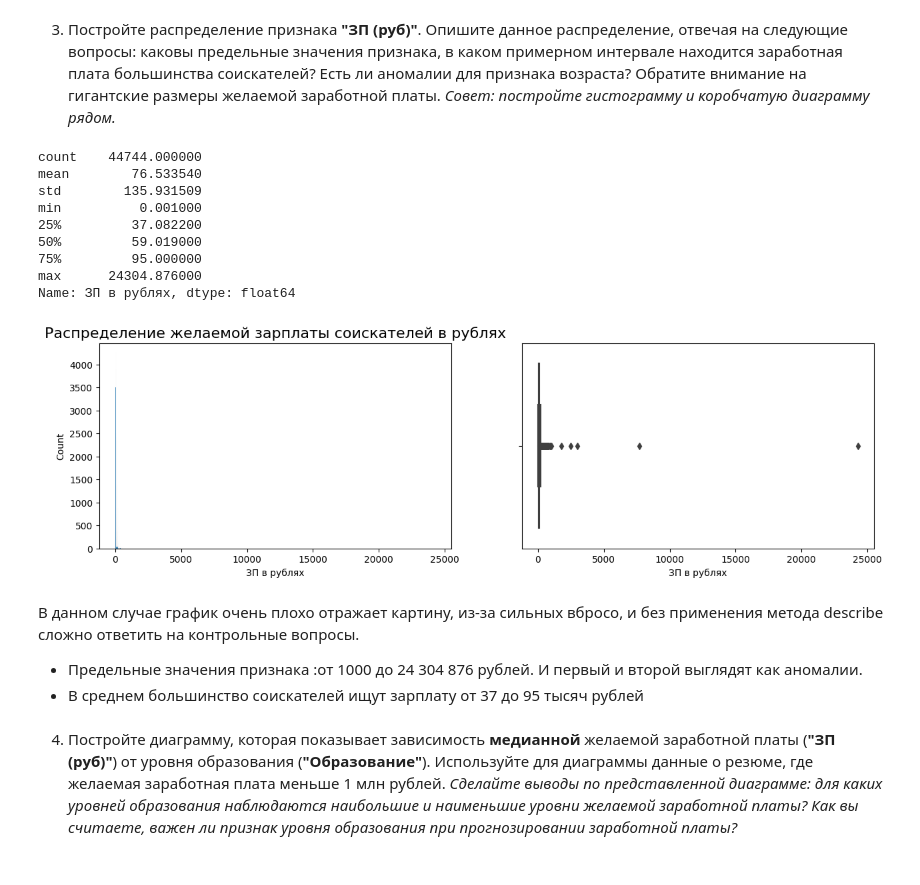
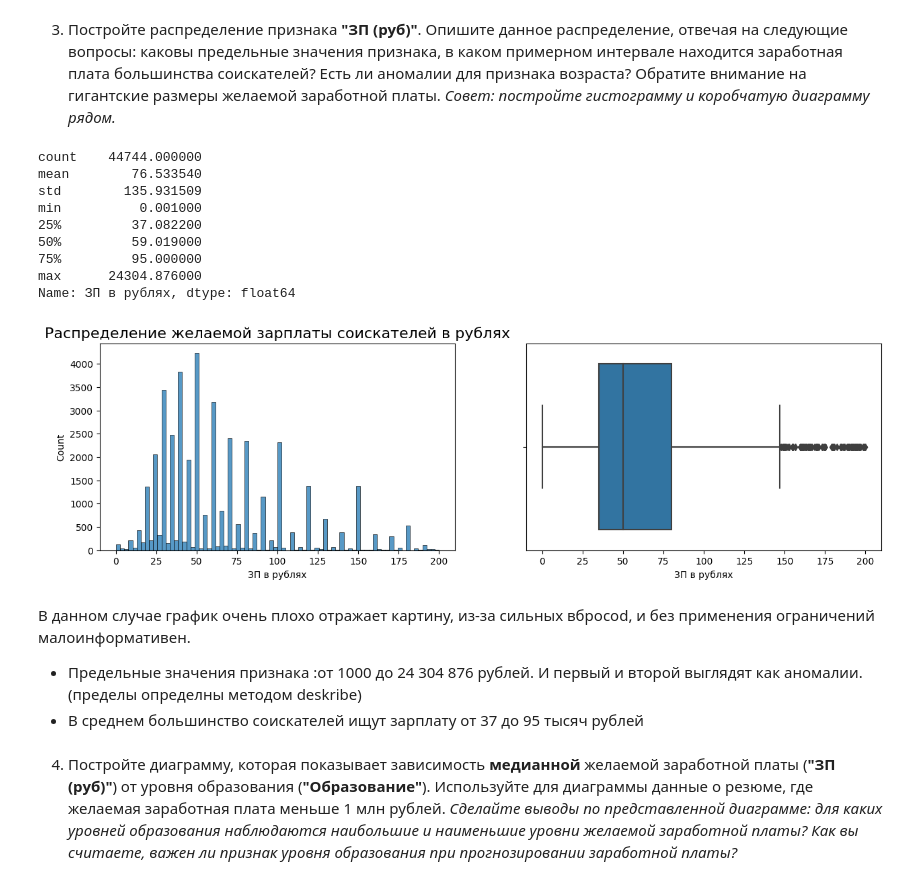
Before and after one commit to Dharmaviira/First_project_of_SF, a Jupyter notebook: Learning-DS-SF/PROJECT-1/Project-1._Ноутбук-шаблон.ipynb, the cells around one changed output. Saved outputs shown, nothing was run; the diff lists cells and outputs as text; code cells hidden in the pictures.

Commit message:
add finaly diagrams and fix for done

```diff
--- a/Learning-DS-SF/PROJECT-1/Project-1._Ноутбук-шаблон.ipynb
+++ b/Learning-DS-SF/PROJECT-1/Project-1._Ноутбук-шаблон.ipynb
@@ -548,33 +548,33 @@ sns.boxplot(data=hh, x='Опыт работы (месяц)', ax=axes[1])
 3. Постройте распределение признака **"ЗП (руб)"**. Опишите данное распределение, отвечая на следующие вопросы: каковы предельные значения признака, в каком примерном интервале находится заработная плата большинства соискателей? Есть ли аномалии для признака возраста? Обратите внимание на гигантские размеры желаемой заработной платы.
 *Совет: постройте гистограмму и коробчатую диаграмму рядом.*
 # %%
-hh['ЗП в рублях'] = hh['ЗП в рублях'].apply(lambda x: x / 1000)
-
+# hh['ЗП в рублях'] = hh['ЗП в рублях'].apply(lambda x: x / 1000)
+less = hh['ЗП в рублях'] < 200
 fig, axes = plt.subplots(nrows=1, ncols=2, figsize=(15, 4))
 plt.subplots_adjust(hspace=.0)
 
 # Используем ax=axes для отображения результатов на соответствующих осях
-sns.histplot(data=hh, x='ЗП в рублях', ax=axes[0])
+sns.histplot(data=hh[less], x='ЗП в рублях', ax=axes[0])
 axes[0].set_title('Распределение желаемой зарплаты соискателей в рублях', fontsize=16)
 
 # Аналогично для boxplot
-sns.boxplot(data=hh, x='ЗП в рублях', ax=axes[1])
+sns.boxplot(data=hh[less], x='ЗП в рублях', ax=axes[1])
 
 hh['ЗП в рублях'].describe()
 # %% [output]
 count    44744.000000
 mean        76.533540
 std        135.931509
 min          0.001000
 25%         37.082200
 50%         59.019000
 75%         95.000000
 max      24304.876000
 Name: ЗП в рублях, dtype: float64
-[figure, old version]
+[figure, new version]
 # %% [markdown]
-В данном случае график очень плохо отражает картину, из-за сильных вбросо, и без применения метода describe сложно ответить на контрольные вопросы.
-*  Предельные значения признака :от 1000 до 24 304 876 рублей. И первый и второй выглядят как аномалии.
+В данном случае график очень плохо отражает картину, из-за сильных вбросоd, и без применения ограничений малоинформативен.
+*  Предельные значения признака :от 1000 до 24 304 876 рублей. И первый и второй выглядят как аномалии. (пределы определны методом deskribe)
 *  В среднем большинство соискателей ищут зарплату от 37  до 95 тысяч рублей
 # %% [markdown]
 4. Постройте диаграмму, которая показывает зависимость **медианной** желаемой заработной платы (**"ЗП (руб)"**) от уровня образования (**"Образование"**). Используйте для диаграммы данные о резюме, где желаемая заработная плата меньше 1 млн рублей.
```
Also changed, not shown: parts of 15 cells of this notebook.
